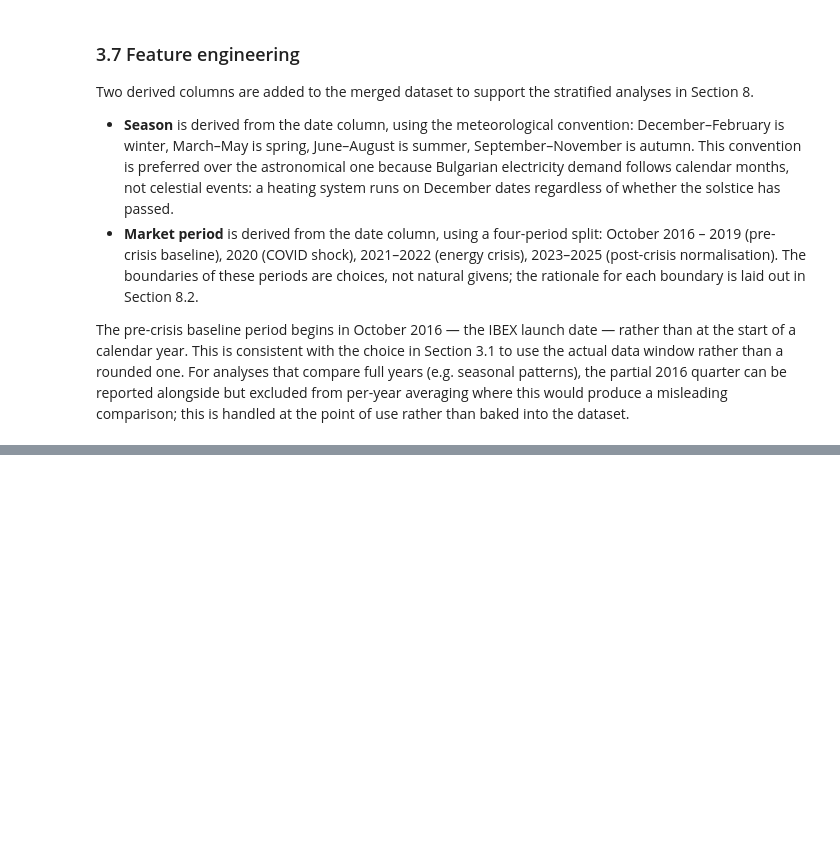
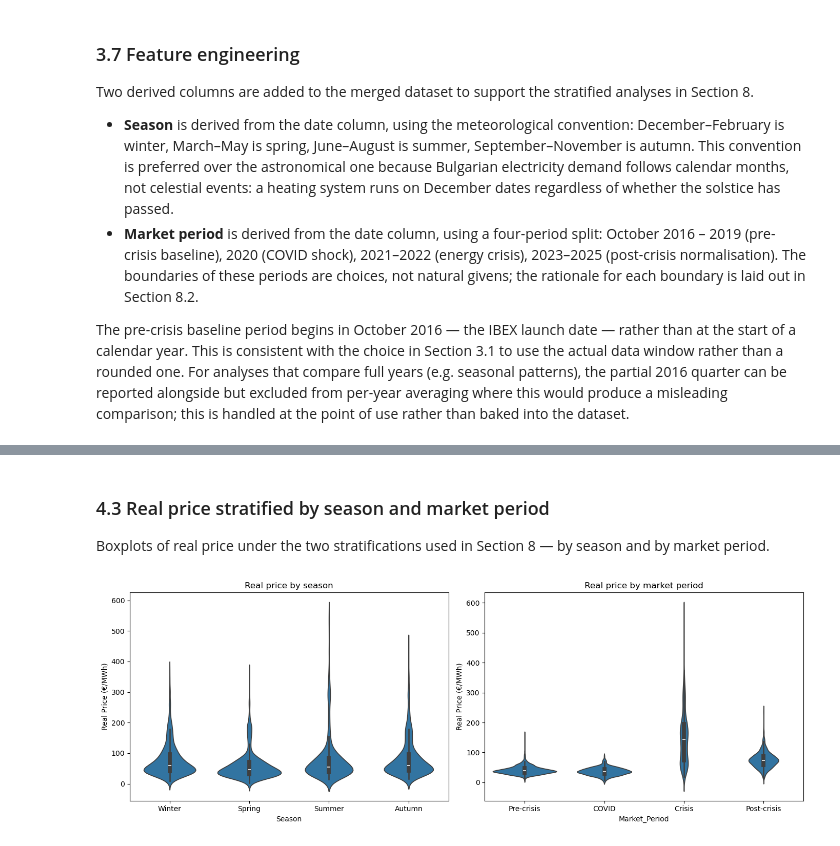
Before and after one commit to AdelinChaushev/Bulgarian-electricity-prices, a Jupyter notebook: BulgarianElectricityPrices.ipynb, the cells around one changed output, grey strips where cells are left out. Drawn from its saved outputs; the diff is of its cells as text; code cells hidden in the pictures; blank space fills up the shorter version.

Commit message:
Added section EDA

```diff
--- a/BulgarianElectricityPrices.ipynb
+++ b/BulgarianElectricityPrices.ipynb
@@ -560,0 +614,20 @@ prices
+# %% [markdown]
+### 4.3 Real price stratified by season and market period
+
+Boxplots of real price under the two stratifications used in Section 8 — by season and by market period.
+# %%
+
+fig, (ax1, ax2) = plt.subplots(1, 2, figsize=(14, 5))
+
+sns.violinplot(data=prices, x="Season",        y="Real_Price", ax=ax1, order=season_order)
+sns.violinplot(data=prices, x="Market_Period", y="Real_Price", ax=ax2, order=period_order)
+
+ax1.set_title("Real price by season")
+ax2.set_title("Real price by market period")
+ax1.set_ylabel("Real Price (€/MWh)")
+ax2.set_ylabel("Real Price (€/MWh)")
+
+plt.tight_layout()
+plt.show()
+# %% [output]
+[figure, added]
```
Also changed, not shown: parts of 28 cells of this notebook.
